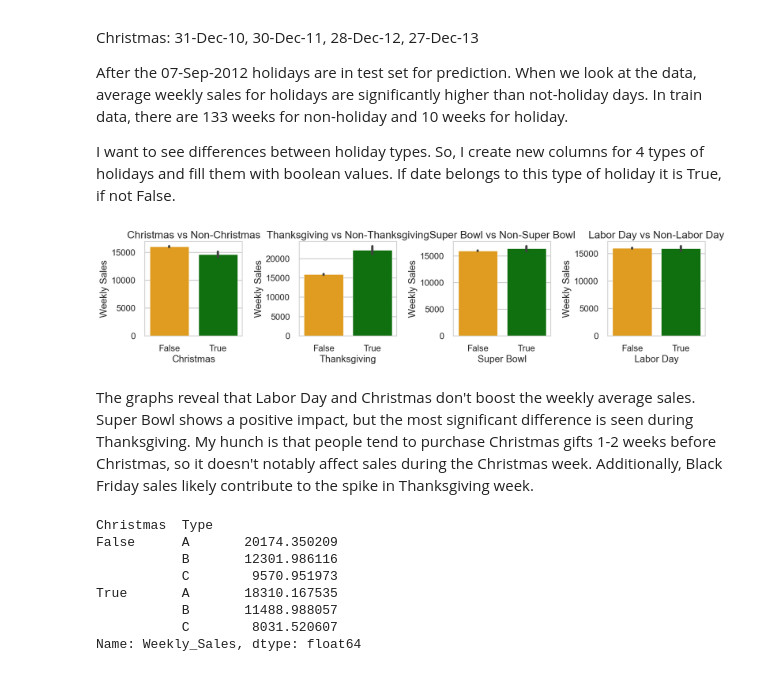
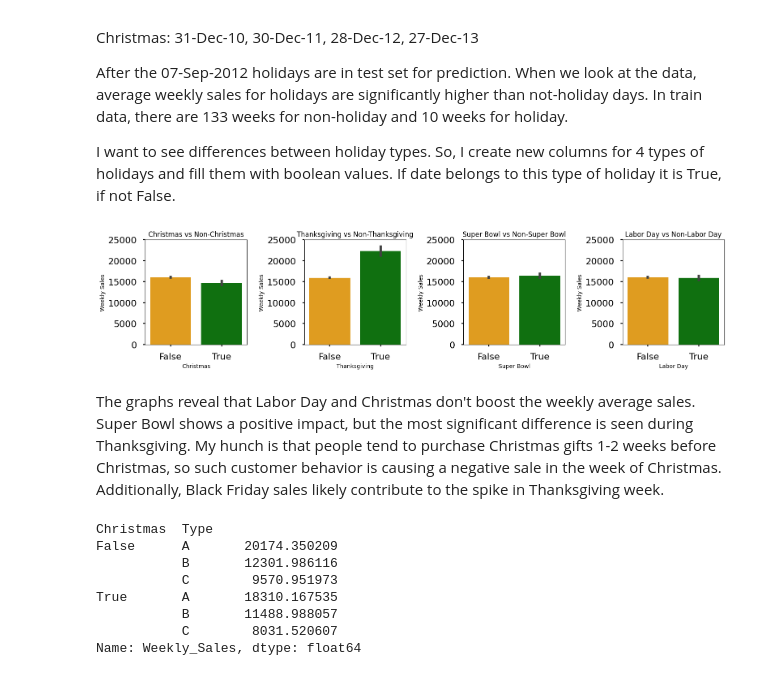
Before and after one commit to mona-shiri/Supply_Chain, a Jupyter notebook: Sales Forecasting.ipynb, the cells around one changed output. Saved outputs shown, nothing was run; the diff lists cells and outputs as text; code cells hidden in the pictures.

```diff
--- a/Sales Forecasting.ipynb
+++ b/Sales Forecasting.ipynb
@@ -239,43 +244,47 @@ df.loc[(df['Date'] != '2010-12-31')&(df['Date'] != '2011-12-30'),'Christmas'] =
 # %%
 # Set up the subplots
 fig, axes = plt.subplots(1, 4, figsize=(16, 4))
 
 # Define colors for True and False
 colors = {'True': 'green', 'False': 'orange'}
 
 # Plot for Christmas
 sns.barplot(x='Christmas', y='Weekly_Sales', data=df, palette=colors, ax=axes[0])
-axes[0].set_title('Christmas vs Non-Christmas')
-axes[0].set_xlabel('Christmas')
-axes[0].set_ylabel('Weekly Sales')
+axes[0].set_title('Christmas vs Non-Christmas', fontsize=12)
+axes[0].set_xlabel('Christmas', fontsize=10)
+axes[0].set_ylabel('Weekly Sales', fontsize=10)
+axes[0].set_ylim(0 , 25000)  # Set y-axis limits
 
 # Plot for Thanksgiving
 sns.barplot(x='Thanksgiving', y='Weekly_Sales', data=df, palette=colors, ax=axes[1])
-axes[1].set_title('Thanksgiving vs Non-Thanksgiving')
-axes[1].set_xlabel('Thanksgiving')
-axes[1].set_ylabel('Weekly Sales')
+axes[1].set_title('Thanksgiving vs Non-Thanksgiving', fontsize=12)
+axes[1].set_xlabel('Thanksgiving', fontsize=10)
+axes[1].set_ylabel('Weekly Sales', fontsize=10)
+axes[1].set_ylim(0 , 25000)
 
 # Plot for Super Bowl
 sns.barplot(x='Super_Bowl', y='Weekly_Sales', data=df, palette=colors, ax=axes[2])
-axes[2].set_title('Super Bowl vs Non-Super Bowl')
-axes[2].set_xlabel('Super Bowl')
-axes[2].set_ylabel('Weekly Sales')
+axes[2].set_title('Super Bowl vs Non-Super Bowl', fontsize=12)
+axes[2].set_xlabel('Super Bowl', fontsize=10)
+axes[2].set_ylabel('Weekly Sales', fontsize=10)
+axes[2].set_ylim(0 , 25000)
 
 # Plot for Labor Day
 sns.barplot(x='Labor_Day', y='Weekly_Sales', data=df, palette=colors, ax=axes[3])
-axes[3].set_title('Labor Day vs Non-Labor Day')
-axes[3].set_xlabel('Labor Day')
-axes[3].set_ylabel('Weekly Sales')
+axes[3].set_title('Labor Day vs Non-Labor Day', fontsize=12)
+axes[3].set_xlabel('Labor Day', fontsize=10)
+axes[3].set_ylabel('Weekly Sales', fontsize=10)
+axes[3].set_ylim(0 , 25000)
 
 # Adjust layout
 plt.tight_layout()
 
 # Show the plots
 plt.show()
 # %% [output]
-[figure, old version]
+[figure, new version]
 # %% [markdown]
-The graphs reveal that Labor Day and Christmas don't boost the weekly average sales. Super Bowl shows a positive impact, but the most significant difference is seen during Thanksgiving. My hunch is that people tend to purchase Christmas gifts 1-2 weeks before Christmas, so it doesn't notably affect sales during the Christmas week. Additionally, Black Friday sales likely contribute to the spike in Thanksgiving week.
+The graphs reveal that Labor Day and Christmas don't boost the weekly average sales. Super Bowl shows a positive impact, but the most significant difference is seen during Thanksgiving. My hunch is that people tend to purchase Christmas gifts 1-2 weeks before Christmas, so such customer behavior is causing a negative sale in the week of Christmas. Additionally, Black Friday sales likely contribute to the spike in Thanksgiving week.
 # %%
 # Type Effect on Holidays
 # There are three different store types in the data as A, B and C.
```
Also changed, not shown: parts of 38 cells of this notebook, 1 other file.
